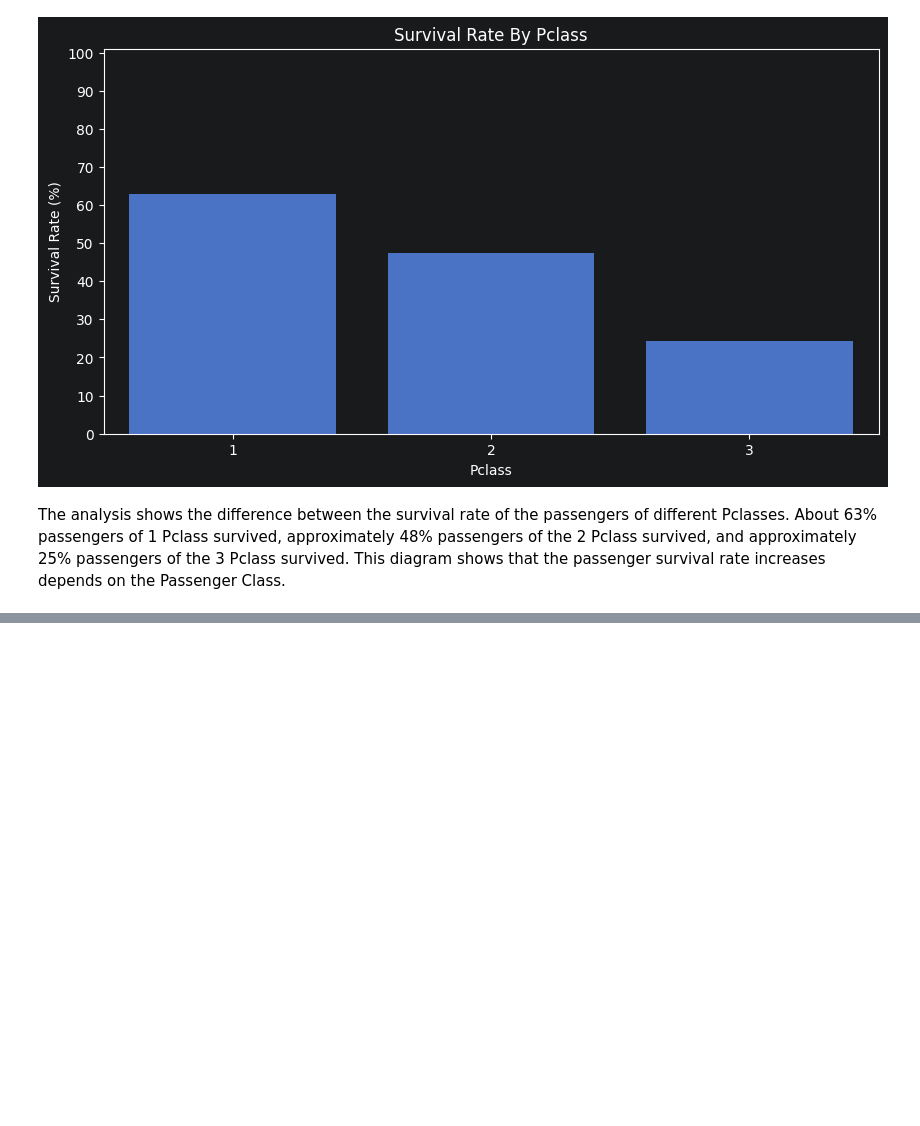
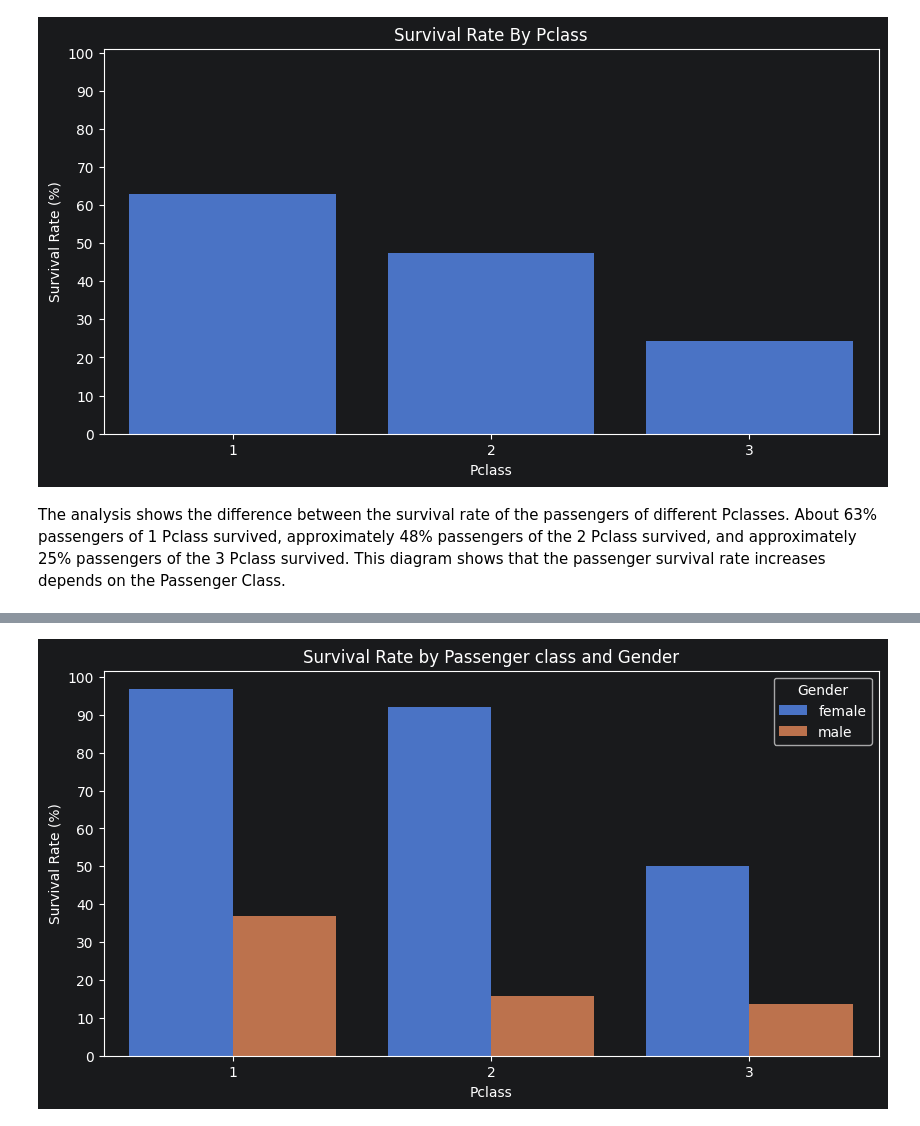
Before and after one commit to MuS0rKa/Analysis-Titanic-Dataset, a Jupyter notebook: Titanic_dataset_analysis/titanic.ipynb, the cells around one changed output, grey strips where cells are left out. Saved outputs shown, nothing was run; the diff lists cells and outputs as text; code cells hidden in the pictures; blank space fills up the shorter version.

Commit message:
add: The analysis of the survival rate by Gender and Passenger Class

```diff
--- a/Titanic_dataset_analysis/titanic.ipynb
+++ b/Titanic_dataset_analysis/titanic.ipynb
@@ -255,0 +269,13 @@ This diagram shows that the passenger survival rate increases depends on the Pas
+# %%
+survived_by_sex_pclass = titanic.groupby(["Sex", "Pclass"])["Survived"].mean().reset_index()
+survived_by_sex_pclass['Survival Rate'] = survived_by_sex_pclass["Survived"] * 100
+plt.figure(figsize=(10,5))
+sns.barplot(data=survived_by_sex_pclass, x="Pclass", y="Survival Rate", hue="Sex")
+plt.yticks(range(0, 101, 10))
+plt.ylabel("Survival Rate (%)")
+plt.xlabel("Pclass")
+plt.title("Survival Rate by Passenger class and Gender")
+plt.legend(title="Gender")
+plt.show()
+# %% [output]
+[figure, added]
```
Also changed, not shown: parts of 3 cells of this notebook.
